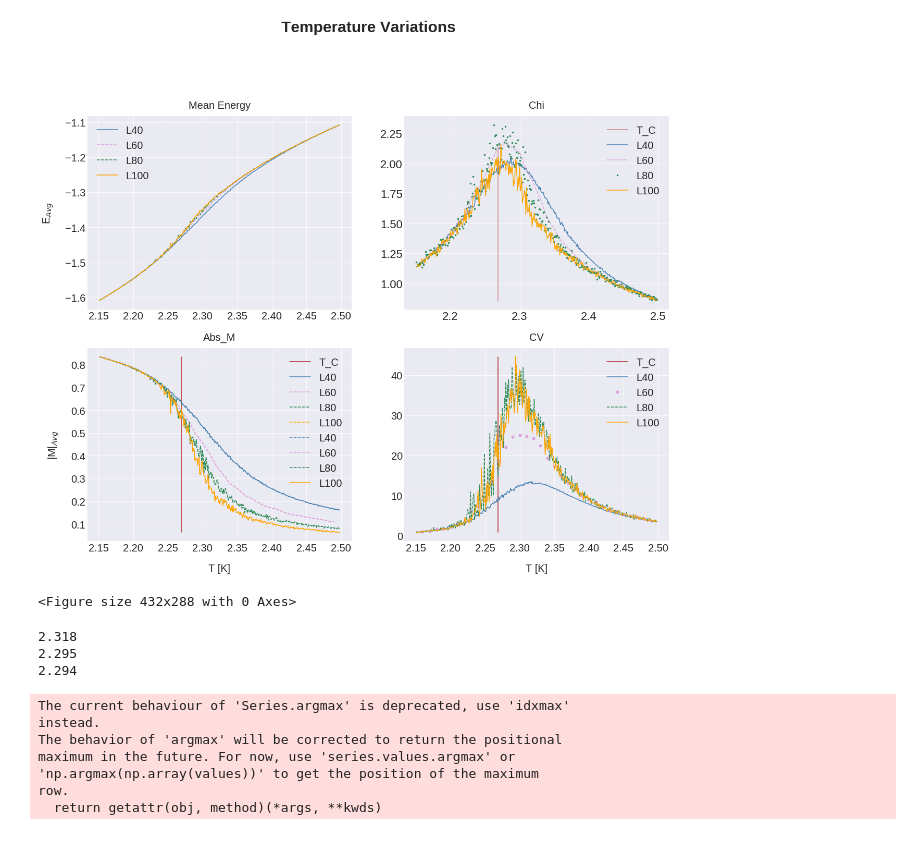
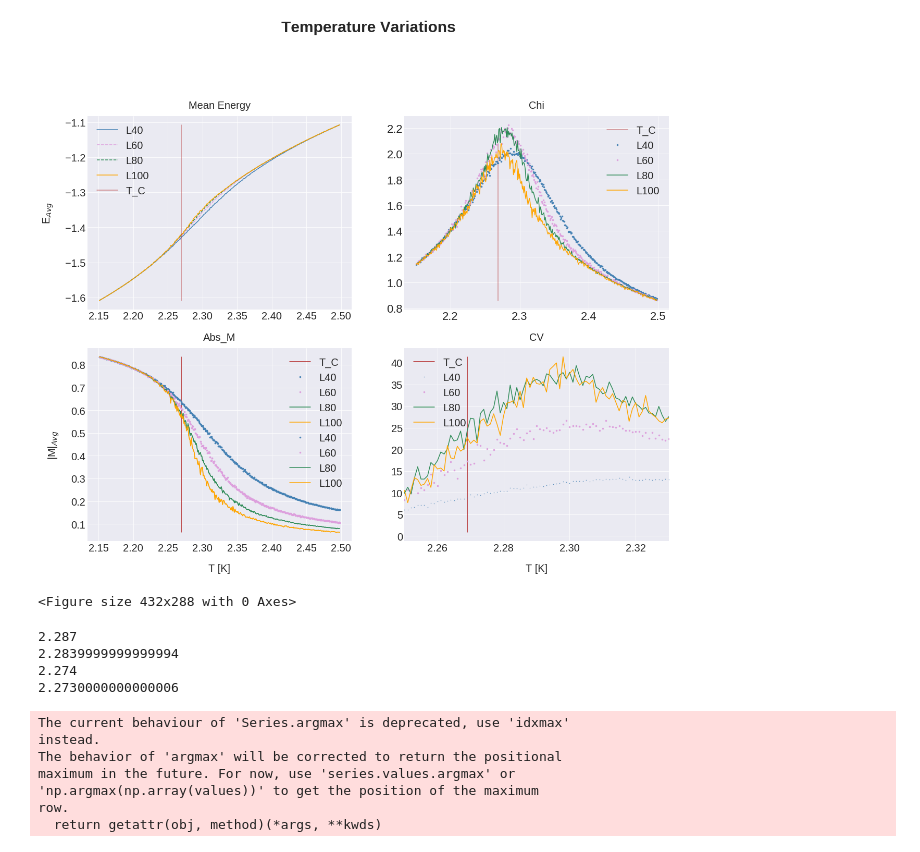
Before and after one commit to OlineRanum/FYS3150, a Jupyter notebook: Project_4/Py_Scripts/4E.ipynb, the cells around one changed output. Cells and saved outputs as stored; diff of their text form; code cells hidden in the pictures.

```diff
--- a/Project_4/Py_Scripts/4E.ipynb
+++ b/Project_4/Py_Scripts/4E.ipynb
@@ -5,19 +5,18 @@ import sys, os
 import matplotlib.pyplot as plt
 import matplotlib as m
 import matplotlib.colors
-
+from scipy.interpolate import make_lsq_spline, BSpline
 
 mypath_L20                  = "/home/oline/Documents/UiO/FYS3150/FYS3150/Project_4/Py_Scripts/Results/4E/L_20/"
 mypath_L40                  = "/home/oline/Documents/UiO/FYS3150/FYS3150/Project_4/Py_Scripts/Results/4E/High_Resolution_Files/L_40/"
-mypath_L60                  = "/home/oline/Documents/UiO/FYS3150/FYS3150/Project_4/Py_Scripts/Results/4E/L_60/"
+mypath_L60                  = "/home/oline/Documents/UiO/FYS3150/FYS3150/Project_4/Py_Scripts/Results/4E/High_Resolution_Files/L_60/"
 mypath_L80                  = "/home/oline/Documents/UiO/FYS3150/FYS3150/Project_4/Py_Scripts/Results/4E/High_Resolution_Files/L_80/"
 mypath_L100                 = "/home/oline/Documents/UiO/FYS3150/FYS3150/Project_4/Py_Scripts/Results/4E/High_Resolution_Files/L_100/"
 
-def read_files(path):
+def read_files(path, number_of_files):
 
     # N, E, M in struct [Type, Value, File]
     T_r = 348 #34
-    number_of_files = 2
     T = np.zeros((T_r, number_of_files))
     E = np.zeros((T_r, number_of_files))
     E2 = np.zeros((T_r, number_of_files))
@@ -69,10 +68,10 @@ def read_files(path):
 
 
 #L20 = read_files(mypath_L20)
-#L40 = read_files(mypath_L40)
-#L60 = read_files(mypath_L60)
-L80 = read_files(mypath_L80)
-#L100 = read_files(mypath_L100)
+L40 = read_files(mypath_L40, 10)
+L60 = read_files(mypath_L60, 12)
+L80 = read_files(mypath_L80, 21)
+L100 = read_files(mypath_L100, 20)
 
 analytical_values = np.load('analytical_values.npy')
 # %%
@@ -89,11 +88,12 @@ c5 = 'orange'
 
 
 axs[0, 0].set_title('Mean Energy', fontsize = fsize, pad = 15)
-axs[0, 0].plot(L40['T'], L40['E'], '-', ms = 5 , label = 'L40', c = c2)
+axs[0, 0].plot(L60['T'], L40['E'], '-', ms = 5 , label = 'L40', c = c2)
 #axs[0, 0].plot(L20['T'], L20['E'], '--', ms = 5 , label = 'L20', c = 'plum')
 axs[0, 0].plot(L60['T'], L60['E'], '--', ms = 5 , label = 'L60', c = c3)
 axs[0, 0].plot(L80['T'], L80['E'], '--', ms = 5 , label = 'L80', c = c4)
 axs[0, 0].plot(L100['T'], L100['E'], '-', ms = 5 , label = 'L100', c = c5)
+axs[0, 0].plot([2.269,2.269],[np.min(L100['E']), np.max(L100['E'])], ms = 5 , label = 'T_C', c = c1, alpha = 0.5)
 
 
 
@@ -102,16 +102,16 @@ axs[0, 0].legend(fontsize = fsize)
 axs[1, 0].set_title('Abs_M', fontsize = fsize, pad = 15)
 axs[1, 0].plot([2.269,2.269],[np.min(L100['Abs_M']), np.max(L100['Abs_M'])], ms = 5 , label = 'T_C', c = c1)
 
-axs[1, 0].plot(L40['T'], L40['Abs_M'], '-', ms = 5 , label = 'L40', c = c2)
+axs[1, 0].plot(L60['T'], L40['Abs_M'], '.', ms = 5 , label = 'L40', c = c2)
 #axs[1, 0].plot(L20['T'], L20['Abs_M'], '--', ms = 5 , label = 'L20', c = 'plum')
-axs[1, 0].plot(L60['T'], L60['Abs_M'], '--', ms = 5 , label = 'L60', c = c3)
-axs[1, 0].plot(L80['T'], L80['Abs_M'], '--', ms = 5 , label = 'L80', c = c4)
-axs[1, 0].plot(L100['T'], L100['Abs_M'], '--', ms = 5 , label = 'L100', c = c5)
+axs[1, 0].plot(L60['T'], L60['Abs_M'], '.', ms = 5 , label = 'L60', c = c3)
+axs[1, 0].plot(L80['T'], L80['Abs_M'], '-', ms = 5 , label = 'L80', c = c4)
+axs[1, 0].plot(L100['T'], L100['Abs_M'], '-', ms = 5 , label = 'L100', c = c5)
 
-axs[1, 0].plot(L40['T'], L40['Abs_M'], '--', ms = 5 , label = 'L40', c = c2)
+axs[1, 0].plot(L40['T'], L40['Abs_M'], '.', ms = 5 , label = 'L40', c = c2)
 #axs[1, 0].plot(L20['T'], L20['Abs_M'], '--', ms = 5 , label = 'L20', c = 'plum')
-axs[1, 0].plot(L60['T'], L60['Abs_M'], '--', ms = 5 , label = 'L60', c = c3)
-axs[1, 0].plot(L80['T'], L80['Abs_M'], '--', ms = 5 , label = 'L80', c = c4)
+axs[1, 0].plot(L60['T'], L60['Abs_M'], '.', ms = 5 , label = 'L60', c = c3)
+axs[1, 0].plot(L80['T'], L80['Abs_M'], '-', ms = 5 , label = 'L80', c = c4)
 axs[1, 0].plot(L100['T'], L100['Abs_M'], '-', ms = 5 , label = 'L100', c = c5)
 
 axs[1, 0].legend(loc = 'best', fontsize = fsize)
@@ -121,50 +121,53 @@ axs[0, 1].plot([2.269,2.269],[np.min(L100['Chi']), np.max(L100['Chi'])], ms = 5
 
 #axs[0, 1].errorbar(L40['T'], L40['Chi'], L40['std_Chi'], c = c2, alpha = 0.5, linestyle = 'none')
 
-axs[0, 1].plot(L40['T'], L40['Chi'], '-', ms = 5 , label = 'L40', c = c2)
+axs[0, 1].plot(L40['T'], L40['Chi'], '.', ms = 5 , label = 'L40', c = c2)
 #axs[0, 1].plot(L20['T'], L20['Chi'], '--', ms = 5 , label = 'L20', c = 'plum')
-axs[0, 1].plot(L60['T'], L60['Chi'], '--', ms = 5 , label = 'L60', c = c3)
-axs[0, 1].plot(L80['T'], L80['Chi'], '.', ms = 5 , label = 'L80', c = c4)
+axs[0, 1].plot(L60['T'], L60['Chi'], '.', ms = 5 , label = 'L60', c = c3)
+axs[0, 1].plot(L80['T'], L80['Chi'], '-', ms = 5 , label = 'L80', c = c4)
 axs[0, 1].plot(L100['T'], L100['Chi'], '-', ms = 5 , label = 'L100', c = c5)
 axs[0, 1].legend(fontsize = fsize)
 
 axs[1, 1].set_title('CV', fontsize = fsize, pad = 15)
 axs[1, 1].plot([2.269,2.269],[np.min(L100['CV']), np.max(L100['CV'])], ms = 5 , label = 'T_C', c = c1)
-axs[1, 1].plot(L40['T'], L40['CV'], '-', ms = 1 , label = 'L40', c = c2)
+axs[1, 1].plot(L40['T'], L40['CV'], '.', ms = 1 , label = 'L40', c = c2)
 #axs[1, 1].plot(L20['T'], L20['CV'], '--', ms = 5 , label = 'L20', c = 'plum')
-axs[1, 1].plot(L60['T'], L60['CV'], 'o', ms = 5 , label = 'L60', c = c3)
-axs[1, 1].plot(L80['T'], L80['CV'], '--', ms = 5 , label = 'L80', c = c4)
+axs[1, 1].plot(L60['T'], L60['CV'], '.', ms = 5 , label = 'L60', c = c3)
+axs[1, 1].plot(L80['T'], L80['CV'], '-', ms = 5 , label = 'L80', c = c4)
 axs[1, 1].plot(L100['T'], L100['CV'], '-', ms = 5 , label = 'L100', c = c5)
 axs[1, 1].legend(loc = 'best', fontsize = fsize)
 
 
 axs[1, 0].set_xlabel('T [K]', fontsize = fsize, labelpad = 20)
 axs[1, 1].set_xlabel('T [K]', fontsize = fsize, labelpad = 20)
 axs[0, 0].set_ylabel('E$_{Avg}$', fontsize = fsize, labelpad = 20)
 axs[1, 0].set_ylabel('|M|$_{Avg}$', fontsize = fsize, labelpad = 20)
 
 axs[0, 0].tick_params(labelsize=fsize)
 axs[1, 0].tick_params(labelsize=fsize)
 axs[1, 1].tick_params(labelsize=fsize)
 axs[0, 1].tick_params(labelsize=22)
 
 # Hide x labels and tick labels for top plots and y ticks for right plots.
 #for ax in axs.flat:
  #   ax.label_outer()
 
+plt.xlim([2.25,2.33])
 plt.show()
 plt.savefig('Plot4.png', bbox_inches='tight')
 # %% [output]
-[figure, old version]
+[figure, new version]
 <Figure size 432x288 with 0 Axes>
 # %%
-print(L40['T'][np.argmax(L40['CV'])])
-print(L80['T'][np.argmax(L80['CV'])])
-print(L100['T'][np.argmax(L100['CV'])])
+print(L40['T'][np.argmax(L40['Chi'])])
+print(L60['T'][np.argmax(L60['Chi'])])
+print(L80['T'][np.argmax(L80['Chi'])])
+print(L100['T'][np.argmax(L100['Chi'])])
 # %% [output]
-2.318
-2.295
-2.294
+2.287
+2.2839999999999994
+2.274
+2.2730000000000006
 The current behaviour of 'Series.argmax' is deprecated, use 'idxmax'
 instead.
 The behavior of 'argmax' will be corrected to return the positional
```
Also changed, not shown: parts of 14 cells of this notebook, 20 other files.
